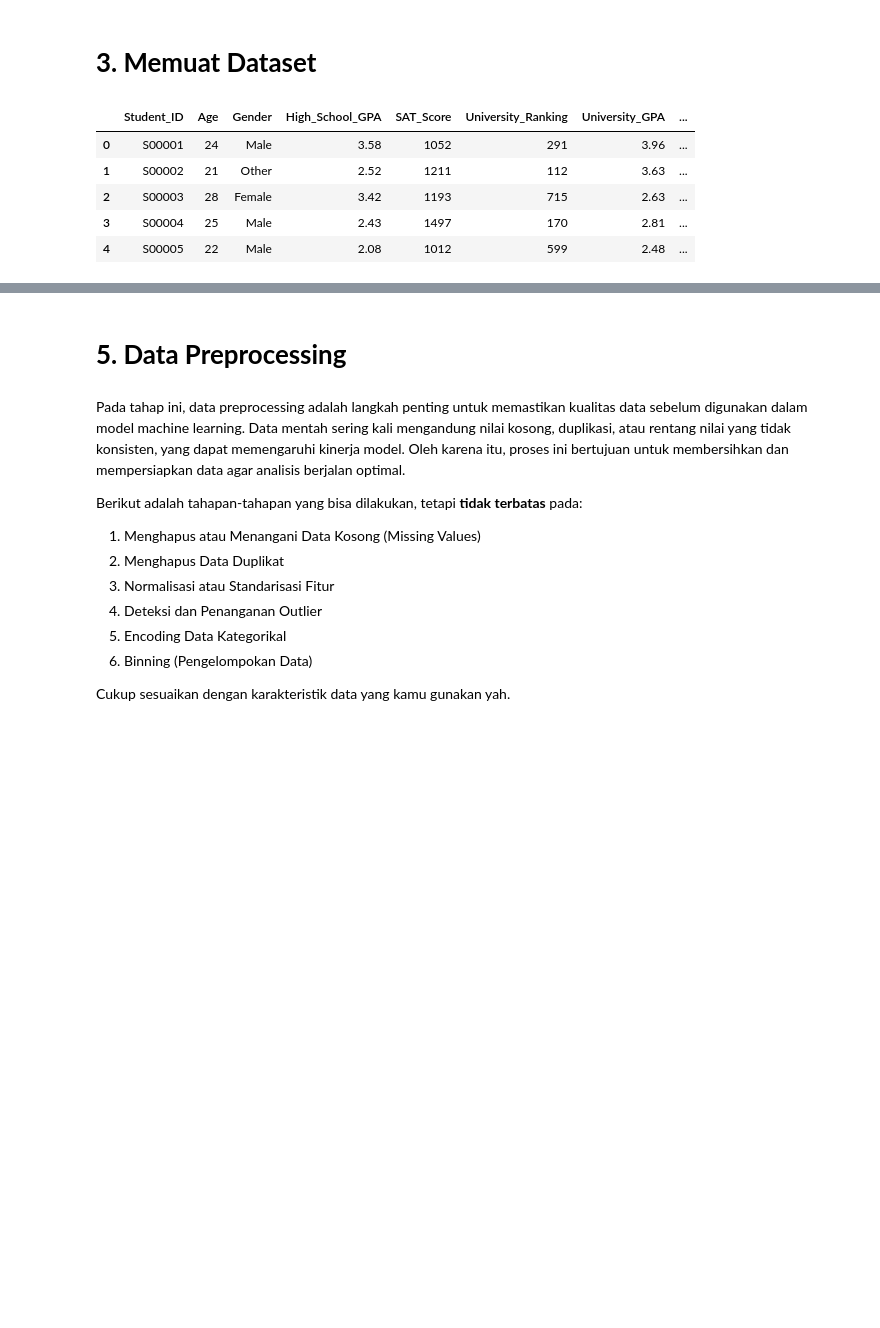
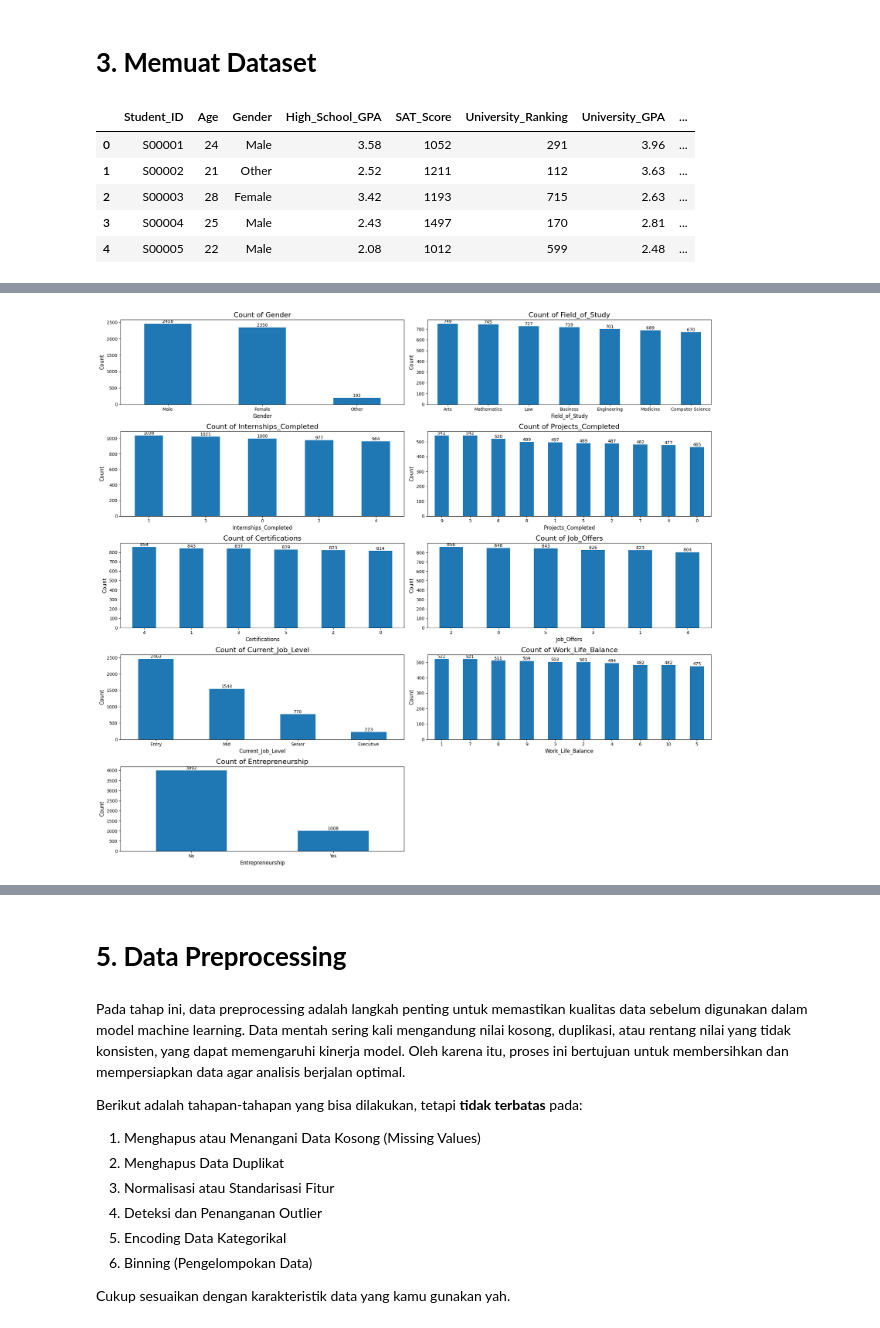
Before and after one commit to Nurwidi130603/Learn-ML-Education-Career-Succsees, a Jupyter notebook: [Clustering]_Submission_Akhir_BMLP_Nurwidi Bagus Amiryunanto_(Updated).ipynb, the cells around one changed output, grey strips where cells are left out. Drawn from its saved outputs; the diff is of its cells as text; code cells hidden in the pictures; blank space fills up the shorter version.

```diff
--- a/[Clustering]_Submission_Akhir_BMLP_Nurwidi Bagus Amiryunanto_(Updated).ipynb
+++ b/[Clustering]_Submission_Akhir_BMLP_Nurwidi Bagus Amiryunanto_(Updated).ipynb
@@ -135,0 +88,61 @@ Tujuan dari EDA adalah untuk memperoleh wawasan awal yang mendalam mengenai data
+# %%
+# Create a list of categorical columns
+# Membuat daftar (list) yang berisi nama-nama kolom kategorikal/features dalam dataset.
+cat_cols = ['Gender', 'Field_of_Study', 'Internships_Completed', 'Projects_Completed', 'Certifications','Job_Offers', 'Current_Job_Level','Work_Life_Balance','Entrepreneurship']
+
+# Define number of rows and columns for the subplots
+# Menentukan jumlah baris (num_rows) dan kolom (num_cols) untuk subplot yang akan dibuat.
+# Angka ini akan mempengaruhi tata letak subplot pada visualisasi berikutnya.
+num_rows = 5
+num_cols = 2
+
+# Set up the subplots
+# Membuat objek subplot dengan menggunakan fungsi 'subplots()' dari library matplotlib.pyplot.
+# Jumlah baris (num_rows) dan kolom (num_cols) ditentukan sebelumnya. Juga, ukuran gambar (figsize) ditentukan sebagai (20, 18).
+fig, axes = plt.subplots(nrows=num_rows, ncols=num_cols, figsize=(20,18))
+
+# Loop over each categorical column to create a bar plot
+for i, col in enumerate(cat_cols): # Calculate the row and column index for the current subplot
+    row_idx = i // num_cols
+    col_idx = i % num_cols # Menghitung indeks baris (row_idx) dan kolom (col_idx) untuk subplot saat ini menggunakan operasi pembagian dan modulo.
+
+    # Count the number of rows for each category in the column (frequency distribution)
+    counts = edu_df[col].value_counts()
+# Menghitung jumlah baris untuk setiap kategori dalam kolom saat ini dengan menggunakan metode 'value_counts()' dari DataFrame 'edu_df'.
+
+    # Create a bar plot of the counts in the current subplot
+    ax = counts.plot(kind='bar', rot=0, color='#1f77b4', ax=axes[row_idx, col_idx])
+# Membuat visualisasi diagram batang (bar plot) untuk distribusi frekuensi (counts) dalam subplot saat ini.
+# Tipe plot diatur sebagai 'bar', rotasi label sumbu x (rot) diatur sebagai 0, warna batang diatur sebagai '#1f77b4',
+# dan objek subplot yang ditentukan berdasarkan indeks baris dan kolom.
+
+    # Add labels for the x and y axes
+    ax.set_xlabel(col, size=12)
+    ax.set_ylabel('Count', size=12)
+# Menambahkan label pada sumbu x dan y untuk subplot saat ini.
+
+    # Add a title for the plot
+    ax.set_title(f'Count of {col}', size=16)
+# Menambahkan judul pada plot untuk subplot saat ini menggunakan format string (f-string) yang mencantumkan nama kolom.
+
+    # Add data labels to the bars
+    for i in ax.containers:
+        ax.bar_label(i, label_type='edge')
+# Menambahkan label data pada batang diagram menggunakan metode 'bar_label()' dari objek subplot.
+
+# If there are not enough columns to fill in the last row, create a blank plot
+if len(cat_cols) % num_cols != 0:
+    blank_ax = axes[num_rows-1, num_cols-1]
+    blank_ax.axis('off')
+# Jika tidak ada cukup kolom untuk mengisi baris terakhir pada subplot, maka akan dibuat sebuah subplot kosong (blank plot) untuk mengisi ruang yang tersisa.
+# Hal ini dilakukan dengan memeriksa sisa hasil bagi dari pembagian jumlah kolom dengan num_cols. Jika sisa hasil bagi tidak sama dengan 0,
+# maka sebuah subplot kosong akan dibuat dengan menggunakan objek subplot pada indeks [num_rows-1, num_cols-1] dan disetel agar tidak terlihat dengan menggunakan metode 'axis("off")'.
+
+# Adjust the spacing between subplots
+fig.tight_layout()
+# Menyesuaikan jarak antara subplot agar tata letaknya lebih rapi dan sesuai dengan ukuran gambar yang ditentukan sebelumnya.
+
+plt.show()
+# Menampilkan plot keseluruhan.
+# %% [output]
+[figure, added]
```
Also changed, not shown: parts of 13 cells of this notebook.
